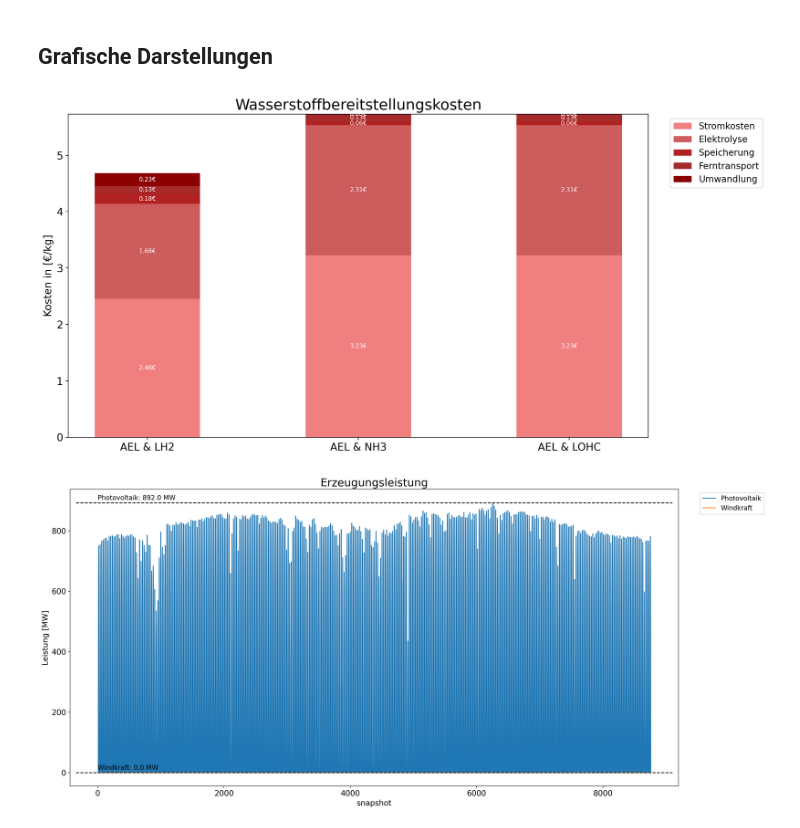
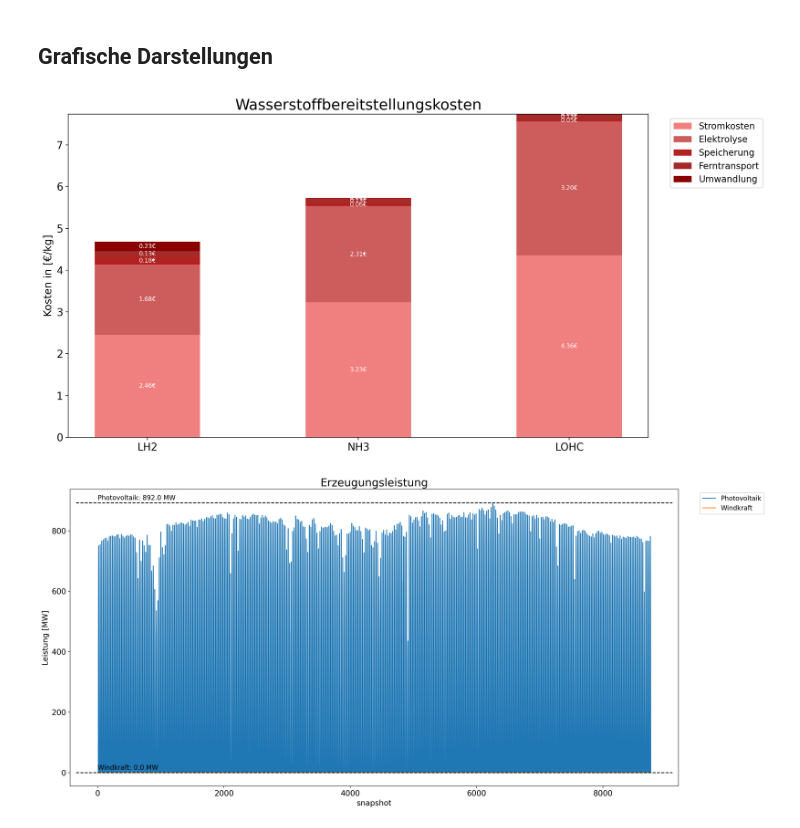
Before and after one commit to cgipser/DWE, a Jupyter notebook: Projektarbeit_CG.ipynb, the cells around one changed output. Saved outputs shown, nothing was run; the diff lists cells and outputs as text; code cells hidden in the pictures.

```diff
--- a/Projektarbeit_CG.ipynb
+++ b/Projektarbeit_CG.ipynb
@@ -896,44 +881,36 @@ results_sum
 # Berechnung des Wasserstoffpreises in €/kg
 
 # Kilopreis der Generatoren
-Generatorkosten = (((network1.generators.capital_cost * network1.generators.p_nom_opt)/network1.generators.lifetime
-                    + network1.generators.marginal_cost * network1.generators_t.p.sum())/hydrogen_demand_kg).fillna(0)
+Generatorkosten = (((network3.generators.capital_cost * network3.generators.p_nom_opt)/network3.generators.lifetime
+                    + network3.generators.marginal_cost * network3.generators_t.p.sum())/hydrogen_demand_kg).fillna(0)
 
 Generatorkosten=pd.DataFrame(Generatorkosten,columns=['Preis [€/kg]'])
-Generatorkosten['Generator']=Generatorkosten.index
-Generatorkosten=Generatorkosten[['Preis [€/kg]']]
 
 # Kilopreis der Links
-Linkkosten = (((network1.links.p_nom_opt * network1.links.capital_cost)/network1.links.lifetime
-              + network1.links.marginal_cost*(-network1.links_t.p1.sum()))
+Linkkosten = (((network3.links.p_nom_opt * network3.links.capital_cost)/network3.links.lifetime
+              + network3.links.marginal_cost*(-network3.links_t.p1.sum()))
               /hydrogen_demand_kg)
 
 Linkkosten=pd.DataFrame(Linkkosten,columns=['Preis [€/kg]'])
-Linkkosten['Link']=Linkkosten.index
-Linkkosten=Linkkosten[['Preis [€/kg]']]
 
 # Kilopreis der Speicher
-Speicherkosten = (((network1.stores.e_nom_opt * network1.stores.capital_cost)/network1.stores.lifetime
-                   + network1.stores.marginal_cost*network1.stores_t.e.sum())/hydrogen_demand_kg)
+Speicherkosten = (((network3.stores.e_nom_opt * network3.stores.capital_cost)/network3.stores.lifetime
+                   + network3.stores.marginal_cost*network3.stores_t.e.sum())/hydrogen_demand_kg)
 
 Speicherkosten=pd.DataFrame(Speicherkosten,columns=['Preis [€/kg]'])
-Speicherkosten['Speicher']=Speicherkosten.index
-Speicherkosten=Speicherkosten[['Preis [€/kg]']]
+
 
 Kilogrammpreis = (Generatorkosten.append(Linkkosten).append(Speicherkosten))
-#Kilogrammpreis
 
 # Erstellung der Dataframes zur Darstellung in den Kategorien
-
 Kilogrammpreis_Strom = pd.DataFrame((Kilogrammpreis.iloc[[0,1]].append(Kilogrammpreis.loc[['Stromspeicher']]).sum())).rename(index={'Preis [€/kg]': 'Stromkosten'})
 Kilogrammpreis_Elektrolyse = pd.DataFrame(Kilogrammpreis.iloc[[2,3]].sum()).rename(index={'Preis [€/kg]': 'Elektrolyse'})
 Kilogrammpreis_Umwandlung = pd.DataFrame(Kilogrammpreis.iloc[[4,5]].sum()).rename(index={'Preis [€/kg]': 'Umwandlung'})
 Kilogrammpreis_Transport = pd.DataFrame(Kilogrammpreis.iloc[[6,7]].sum()).rename(index={'Preis [€/kg]': 'Transport'})
 Kilogrammpreis_Speicherung = pd.DataFrame(Kilogrammpreis.iloc[[9,10]].sum()).rename(index={'Preis [€/kg]': 'Speicherung'})
 
-Gestehungskosten_Wasserstoff_1 = (Kilogrammpreis_Strom
+Gestehungskosten_Wasserstoff_3 = (Kilogrammpreis_Strom
                                 .append(Kilogrammpreis_Elektrolyse)
                                 .append(Kilogrammpreis_Umwandlung)
                                 .append(Kilogrammpreis_Transport)
                                 .append(Kilogrammpreis_Speicherung)).rename(columns = {0:'Gestehungspreis [€/kg]'})
-#Gestehungskosten_Wasserstoff_1
@@ -964,7 +941,7 @@ results_sum
 # %%
 # Übersicht der Kilopreise
 
-labels = ['AEL & LH2', 'AEL & NH3', 'AEL & LOHC']
+labels = ['LH2', 'NH3', 'LOHC']
 Stromkosten = np.array([Gestehungskosten_Wasserstoff_1['Gestehungspreis [€/kg]']['Stromkosten'],
                         Gestehungskosten_Wasserstoff_2['Gestehungspreis [€/kg]']['Stromkosten'],
                          Gestehungskosten_Wasserstoff_3['Gestehungspreis [€/kg]']['Stromkosten']])
@@ -995,34 +972,34 @@ ax.bar(labels, Elektrolyse, bottom=Stromkosten,
 ax.bar(labels, Speicherung, bottom=Stromkosten+Elektrolyse,
        label='Speicherung',width=width,color='firebrick')
 ax.bar(labels, Ferntransport_1, bottom=Stromkosten+Elektrolyse+Speicherung,
        label='Ferntransport',width=width,color='brown')
 ax.bar(labels, Umwandlung, bottom=Stromkosten+Elektrolyse+Speicherung+Ferntransport_1,
        label='Umwandlung',width=width,color='darkred')
 
 ax.set_ylabel('Kosten in [€/kg]')
 ax.set_title('Wasserstoffbereitstellungskosten')
 ax.legend(loc='upper right')
 
 for p in ax.patches:
     width, height = p.get_width(), p.get_height()
     x, y = p.get_xy()
     ax.text(x+width/2,
             y+height/2,
             '{:.02f}€'.format(height),
             horizontalalignment='center',
             verticalalignment='center',
             color='white',
             fontsize=8,
             )
 
 
 horiz_offset = 1.03
 vert_offset = 1.
 ax.legend(bbox_to_anchor=(horiz_offset, vert_offset))
 #plt.xticks(x_pos, labels)
 plt.show()
 # %% [output]
-[figure, old version]
+[figure, new version]
 # %%
 # Darstellung der optimierten Erzeugungsleistung
 
```
Also changed, not shown: parts of 24 cells of this notebook.
